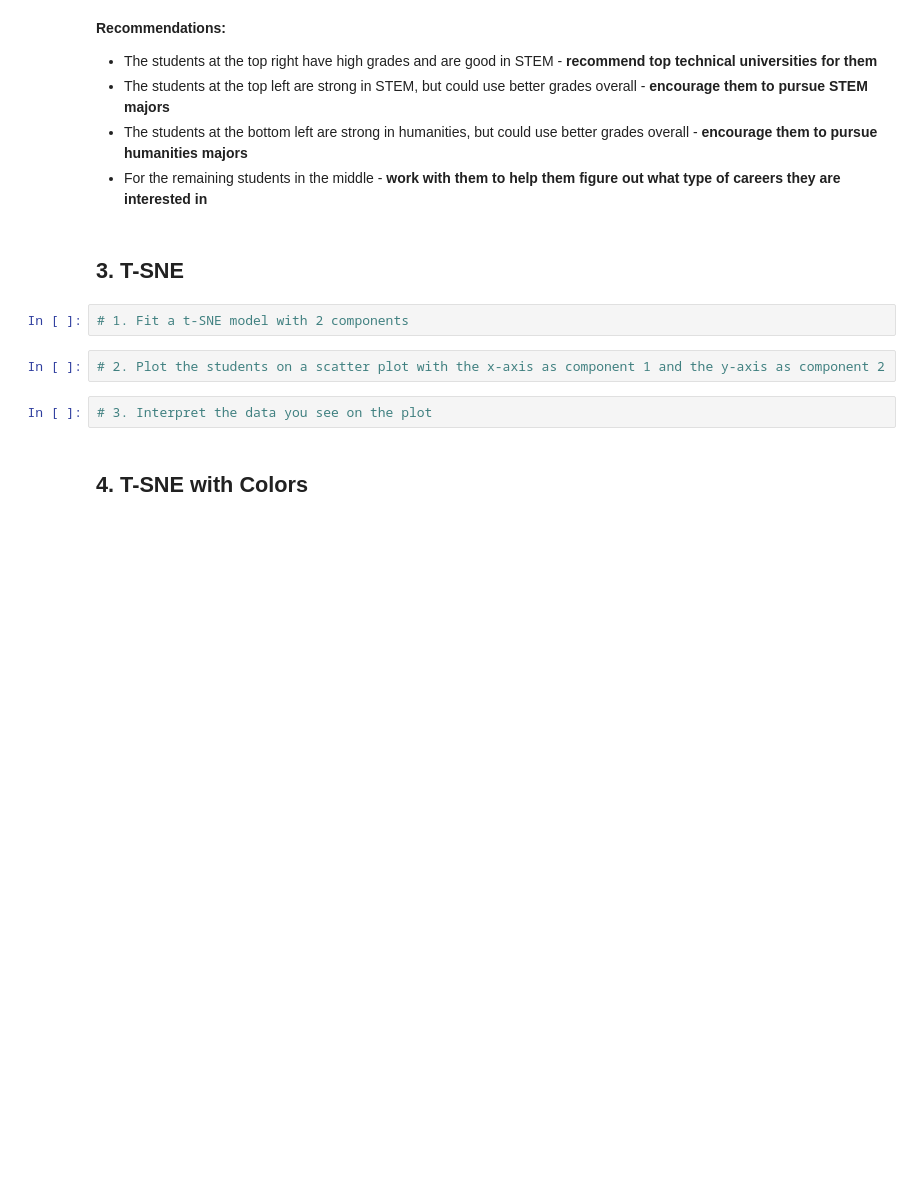
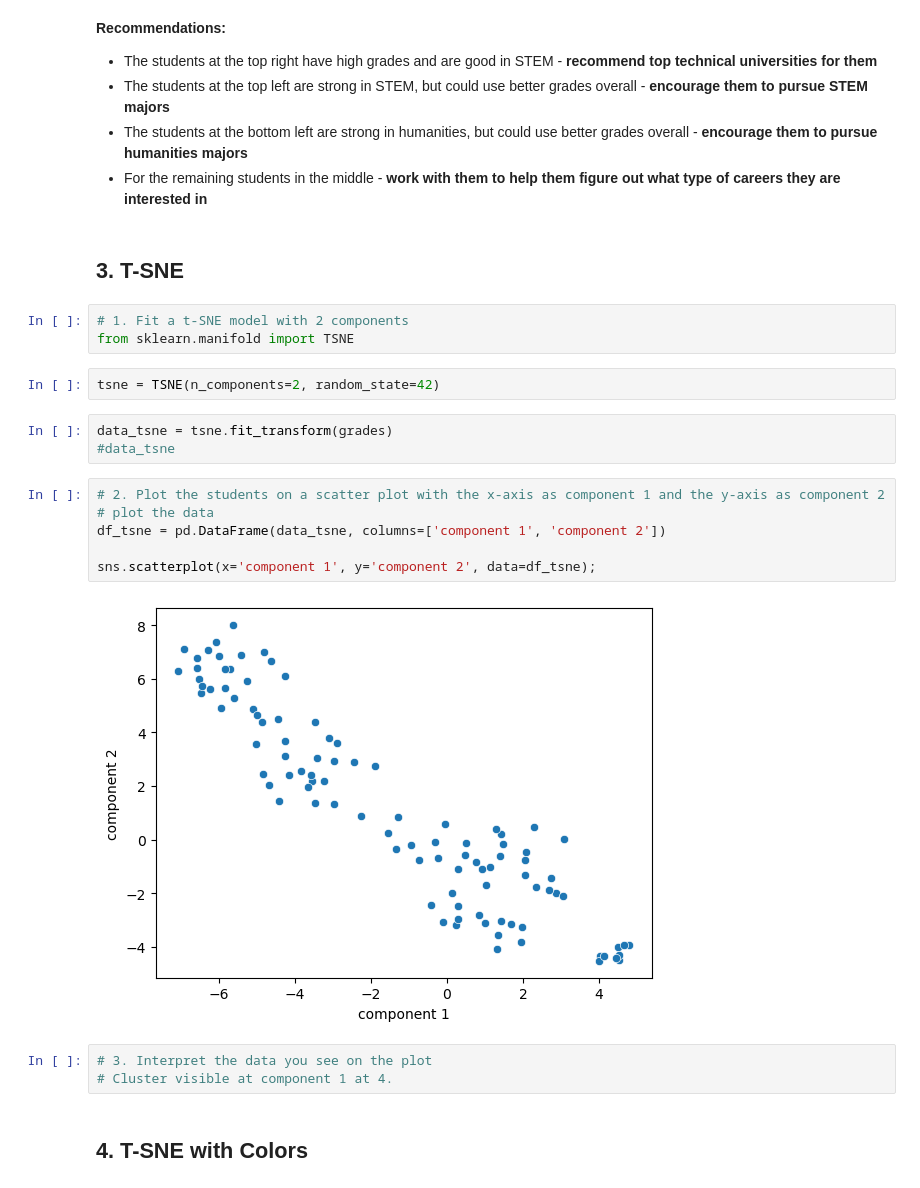
Before and after one commit to Camiloesp/PythonDataScience_UnsupervisedML, a Jupyter notebook: Course Assignment Notebooks/section07_dimensionality_reduction_assignments.ipynb, the cells around one changed output. Drawn from its saved outputs; the diff is of its cells as text; blank space fills up the shorter version.

```diff
--- a/Course Assignment Notebooks/section07_dimensionality_reduction_assignments.ipynb
+++ b/Course Assignment Notebooks/section07_dimensionality_reduction_assignments.ipynb
@@ -98,10 +98,23 @@ plt.ylabel('<-- Better in Humanities       Better in STEM -->');
 ## 3. T-SNE
 # %%
 # 1. Fit a t-SNE model with 2 components
+from sklearn.manifold import TSNE
+# %%
+tsne = TSNE(n_components=2, random_state=42)
+# %%
+data_tsne = tsne.fit_transform(grades)
+#data_tsne
 # %%
 # 2. Plot the students on a scatter plot with the x-axis as component 1 and the y-axis as component 2
+# plot the data
+df_tsne = pd.DataFrame(data_tsne, columns=['component 1', 'component 2'])
+
+sns.scatterplot(x='component 1', y='component 2', data=df_tsne);
+# %% [output]
+[figure, added]
 # %%
 # 3. Interpret the data you see on the plot
+# Cluster visible at component 1 at 4.
 # %% [markdown]
 ## 4. T-SNE with Colors
 # %%
```
Also changed, not shown: 2 other files.
